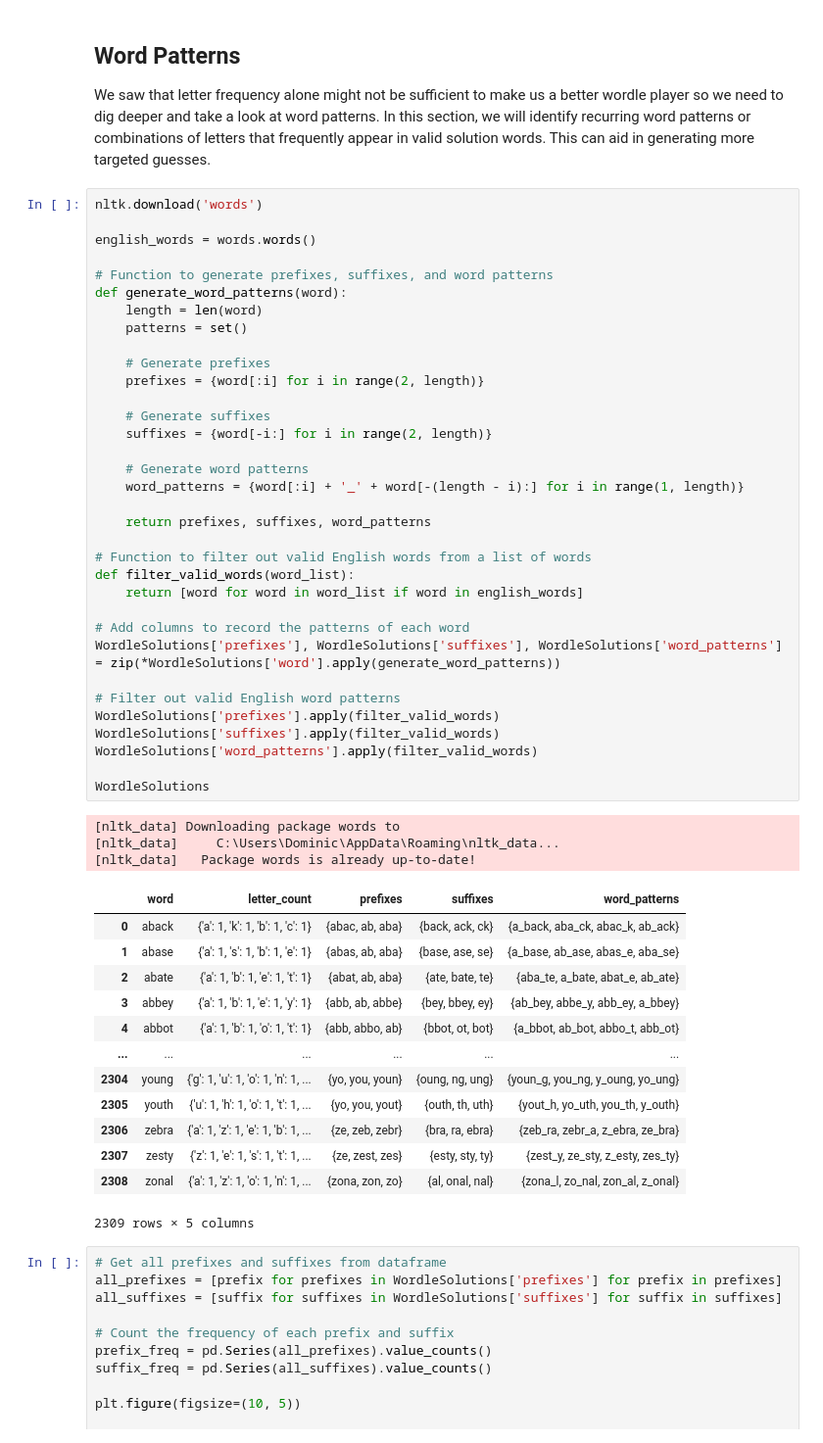
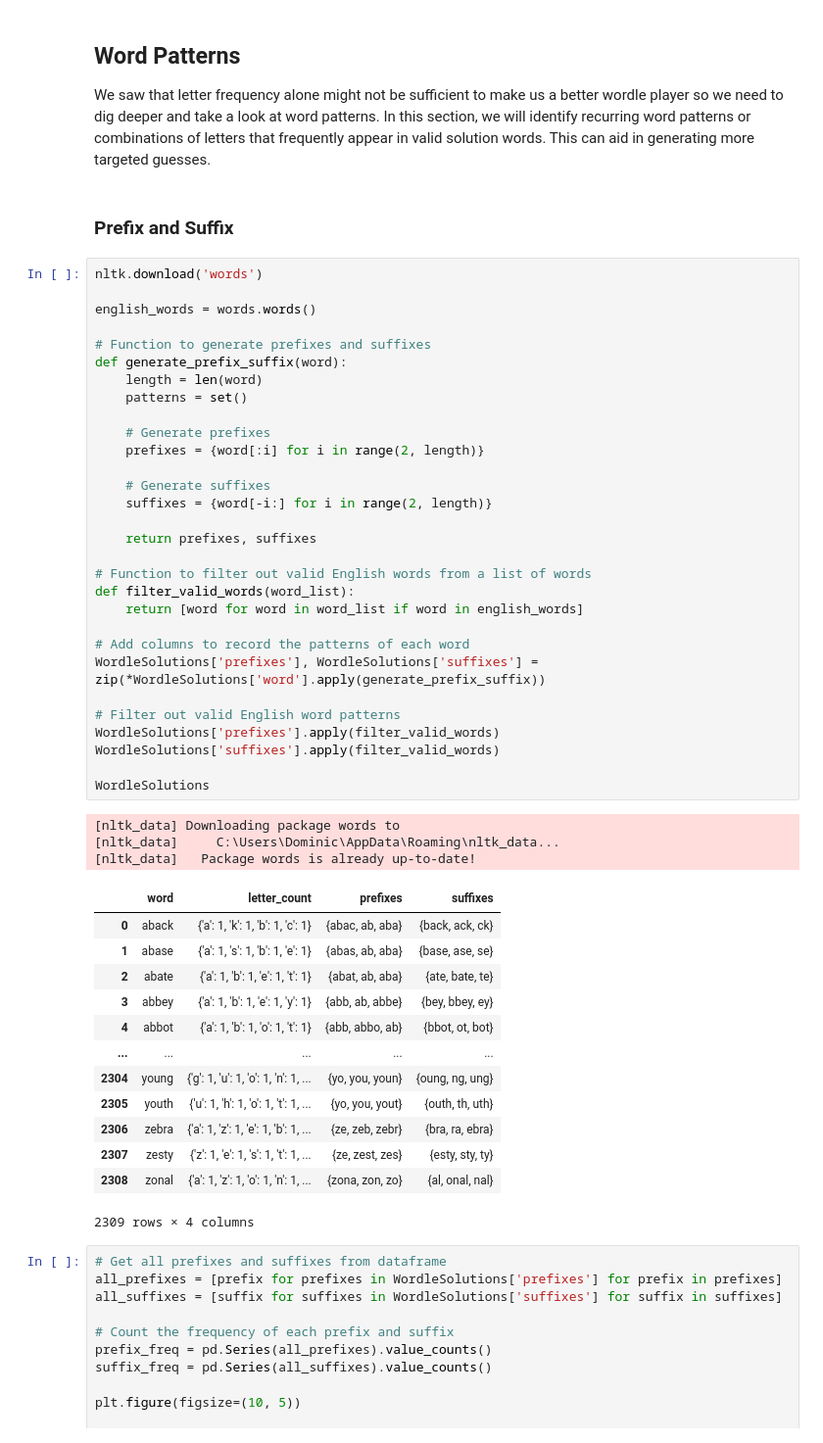
Before and after one commit to Dom17Pham/WordleMe, a Jupyter notebook: WordleAnalysis.ipynb, the cells around one changed output. Shown at 98% size. Drawn from its saved outputs; the diff is of its cells as text.

```diff
--- a/WordleAnalysis.ipynb
+++ b/WordleAnalysis.ipynb
@@ -110,57 +111,55 @@ With the consideration of repeating letters, the letter frequencies have slightl
 # %% [markdown]
 ## Word Patterns
 We saw that letter frequency alone might not be sufficient to make us a better wordle player so we need to dig deeper and take a look at word patterns. In this section, we will identify recurring word patterns or combinations of letters that frequently appear in valid solution words. This can aid in generating more targeted guesses.
+# %% [markdown]
+### Prefix and Suffix
 # %%
 nltk.download('words')
 
 english_words = words.words()
 
-# Function to generate prefixes, suffixes, and word patterns
-def generate_word_patterns(word):
+# Function to generate prefixes and suffixes
+def generate_prefix_suffix(word):
     length = len(word)
     patterns = set()
 
     # Generate prefixes
     prefixes = {word[:i] for i in range(2, length)}
 
     # Generate suffixes
     suffixes = {word[-i:] for i in range(2, length)}
 
-    # Generate word patterns
-    word_patterns = {word[:i] + '_' + word[-(length - i):] for i in range(1, length)}
-
-    return prefixes, suffixes, word_patterns
+    return prefixes, suffixes
 
 # Function to filter out valid English words from a list of words
 def filter_valid_words(word_list):
     return [word for word in word_list if word in english_words]
 
 # Add columns to record the patterns of each word
-WordleSolutions['prefixes'], WordleSolutions['suffixes'], WordleSolutions['word_patterns'] = zip(*WordleSolutions['word'].apply(generate_word_patterns))
+WordleSolutions['prefixes'], WordleSolutions['suffixes'] = zip(*WordleSolutions['word'].apply(generate_prefix_suffix))
 
 # Filter out valid English word patterns
 WordleSolutions['prefixes'].apply(filter_valid_words)
 WordleSolutions['suffixes'].apply(filter_valid_words)
-WordleSolutions['word_patterns'].apply(filter_valid_words)
 
 WordleSolutions
 # %% [output]
 [nltk_data] Downloading package words to
 [nltk_data]     C:\Users\Dominic\AppData\Roaming\nltk_data...
 [nltk_data]   Package words is already up-to-date!
-|  | word | letter_count | prefixes | suffixes | word_patterns |
-| 0 | aback | {'a': 1, 'k': 1, 'b': 1, 'c': 1} | {abac, ab, aba} | {back, ack, ck} | {a_back, aba_ck, abac_k, ab_ack} |
-| 1 | abase | {'a': 1, 's': 1, 'b': 1, 'e': 1} | {abas, ab, aba} | {base, ase, se} | {a_base, ab_ase, abas_e, aba_se} |
-| 2 | abate | {'a': 1, 'b': 1, 'e': 1, 't': 1} | {abat, ab, aba} | {ate, bate, te} | {aba_te, a_bate, abat_e, ab_ate} |
-| 3 | abbey | {'a': 1, 'b': 1, 'e': 1, 'y': 1} | {abb, ab, abbe} | {bey, bbey, ey} | {ab_bey, abbe_y, abb_ey, a_bbey} |
-| 4 | abbot | {'a': 1, 'b': 1, 'o': 1, 't': 1} | {abb, abbo, ab} | {bbot, ot, bot} | {a_bbot, ab_bot, abbo_t, abb_ot} |
-| ... | ... | ... | ... | ... | ... |
-| 2304 | young | {'g': 1, 'u': 1, 'o': 1, 'n': 1, ... | {yo, you, youn} | {oung, ng, ung} | {youn_g, you_ng, y_oung, yo_ung} |
-| 2305 | youth | {'u': 1, 'h': 1, 'o': 1, 't': 1, ... | {yo, you, yout} | {outh, th, uth} | {yout_h, yo_uth, you_th, y_outh} |
-| 2306 | zebra | {'a': 1, 'z': 1, 'e': 1, 'b': 1, ... | {ze, zeb, zebr} | {bra, ra, ebra} | {zeb_ra, zebr_a, z_ebra, ze_bra} |
-| 2307 | zesty | {'z': 1, 'e': 1, 's': 1, 't': 1, ... | {ze, zest, zes} | {esty, sty, ty} | {zest_y, ze_sty, z_esty, zes_ty} |
-| 2308 | zonal | {'a': 1, 'z': 1, 'o': 1, 'n': 1, ... | {zona, zon, zo} | {al, onal, nal} | {zona_l, zo_nal, zon_al, z_onal} |
+|  | word | letter_count | prefixes | suffixes |
+| 0 | aback | {'a': 1, 'k': 1, 'b': 1, 'c': 1} | {abac, ab, aba} | {back, ack, ck} |
+| 1 | abase | {'a': 1, 's': 1, 'b': 1, 'e': 1} | {abas, ab, aba} | {base, ase, se} |
+| 2 | abate | {'a': 1, 'b': 1, 'e': 1, 't': 1} | {abat, ab, aba} | {ate, bate, te} |
+| 3 | abbey | {'a': 1, 'b': 1, 'e': 1, 'y': 1} | {abb, ab, abbe} | {bey, bbey, ey} |
+| 4 | abbot | {'a': 1, 'b': 1, 'o': 1, 't': 1} | {abb, abbo, ab} | {bbot, ot, bot} |
+| ... | ... | ... | ... | ... |
+| 2304 | young | {'g': 1, 'u': 1, 'o': 1, 'n': 1, ... | {yo, you, youn} | {oung, ng, ung} |
+| 2305 | youth | {'u': 1, 'h': 1, 'o': 1, 't': 1, ... | {yo, you, yout} | {outh, th, uth} |
+| 2306 | zebra | {'a': 1, 'z': 1, 'e': 1, 'b': 1, ... | {ze, zeb, zebr} | {bra, ra, ebra} |
+| 2307 | zesty | {'z': 1, 'e': 1, 's': 1, 't': 1, ... | {ze, zest, zes} | {esty, sty, ty} |
+| 2308 | zonal | {'a': 1, 'z': 1, 'o': 1, 'n': 1, ... | {zona, zon, zo} | {al, onal, nal} |
-2309 rows × 5 columns
+2309 rows × 4 columns
 # %%
 # Get all prefixes and suffixes from dataframe
 all_prefixes = [prefix for prefixes in WordleSolutions['prefixes'] for prefix in prefixes]
```
Also changed, not shown: parts of 5 cells of this notebook.
